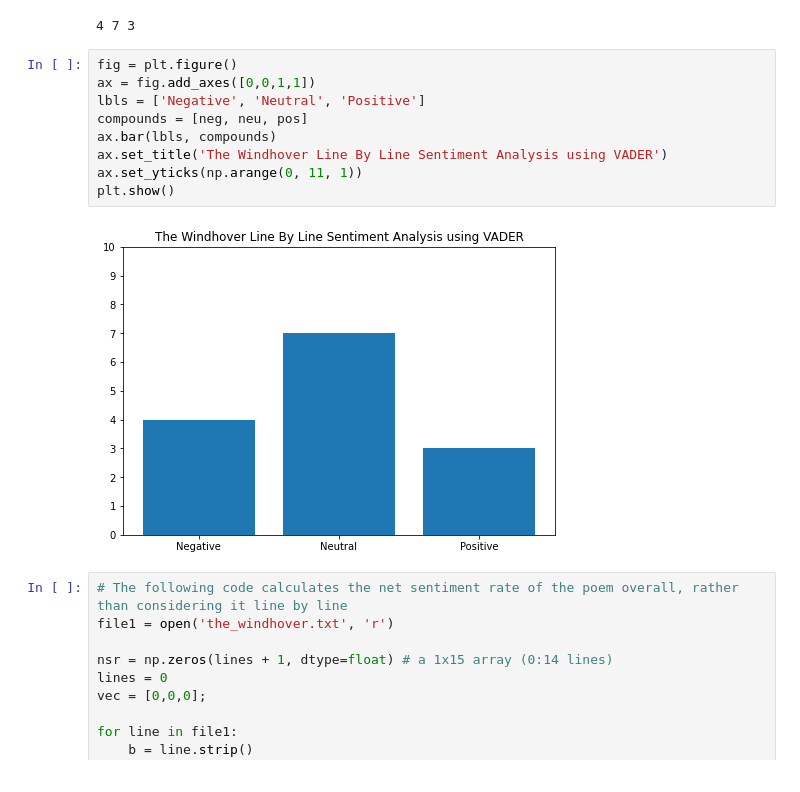
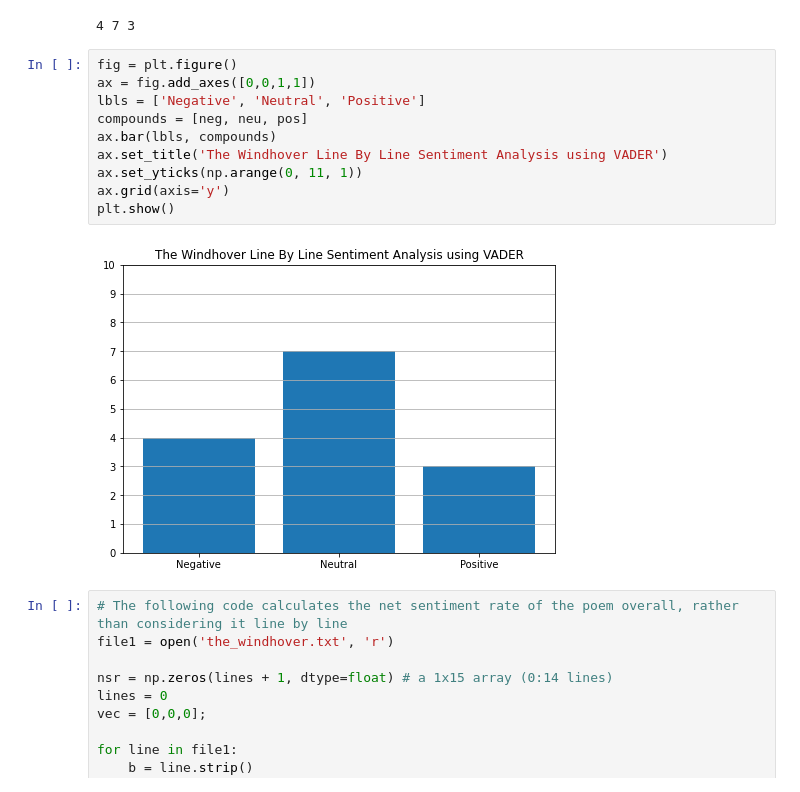
Before and after one commit to bethmward/MetreMuse, a Jupyter notebook: The Windhover/VADER The Windhover.ipynb, the cells around one changed output. Cells and saved outputs as stored; diff of their text form.

```diff
--- a/The Windhover/VADER The Windhover.ipynb
+++ b/The Windhover/VADER The Windhover.ipynb
@@ -72,14 +72,15 @@ print(neg, neu, pos)
 # %%
 fig = plt.figure()
 ax = fig.add_axes([0,0,1,1])
 lbls = ['Negative', 'Neutral', 'Positive']
 compounds = [neg, neu, pos]
 ax.bar(lbls, compounds)
 ax.set_title('The Windhover Line By Line Sentiment Analysis using VADER')
 ax.set_yticks(np.arange(0, 11, 1))
+ax.grid(axis='y')
 plt.show()
 # %% [output]
-[figure, old version]
+[figure, new version]
 # %%
 # The following code calculates the net sentiment rate of the poem overall, rather than considering it line by line
 file1 = open('the_windhover.txt', 'r')
```
Also changed, not shown: parts of 3 cells of this notebook.
